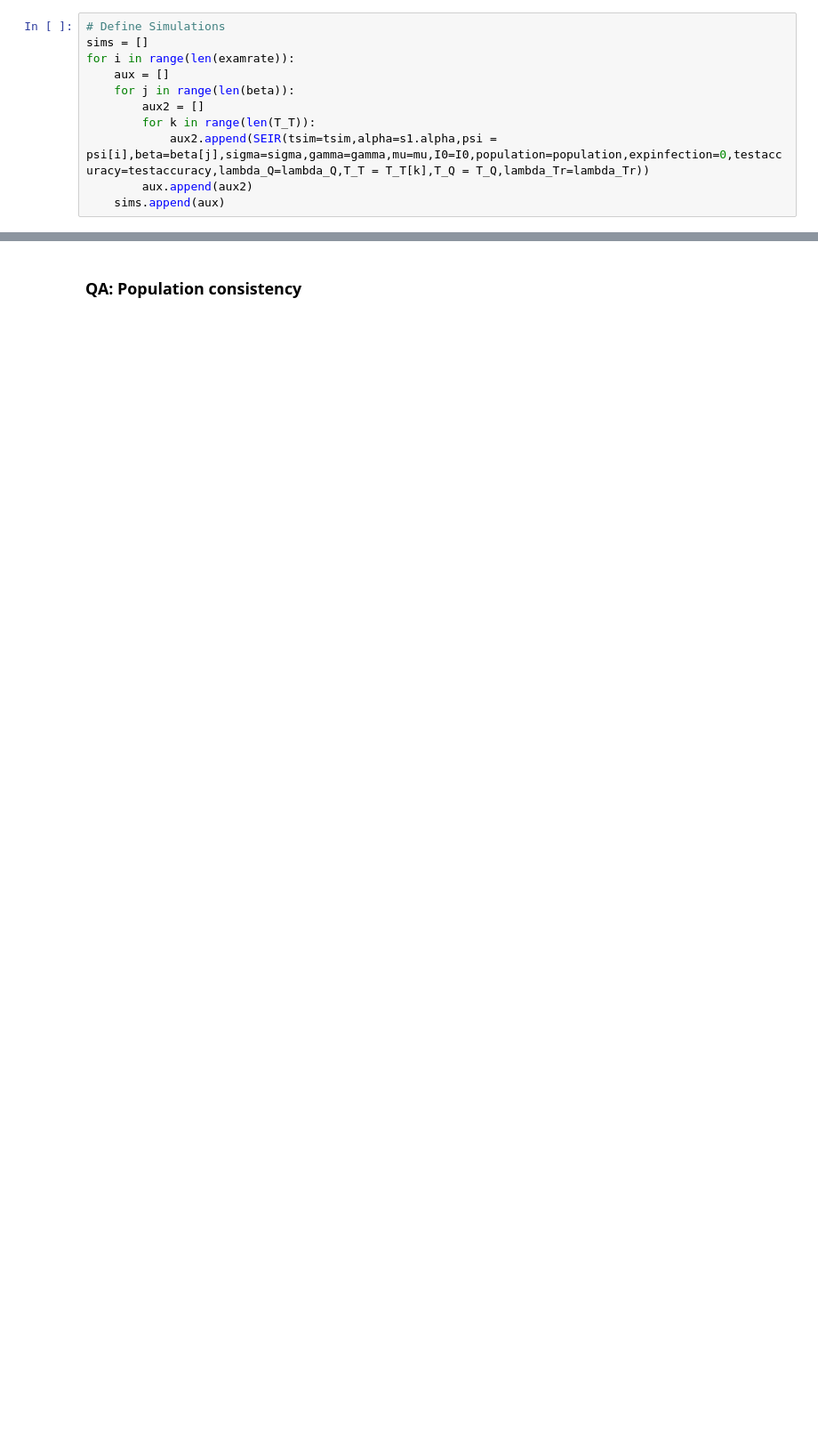
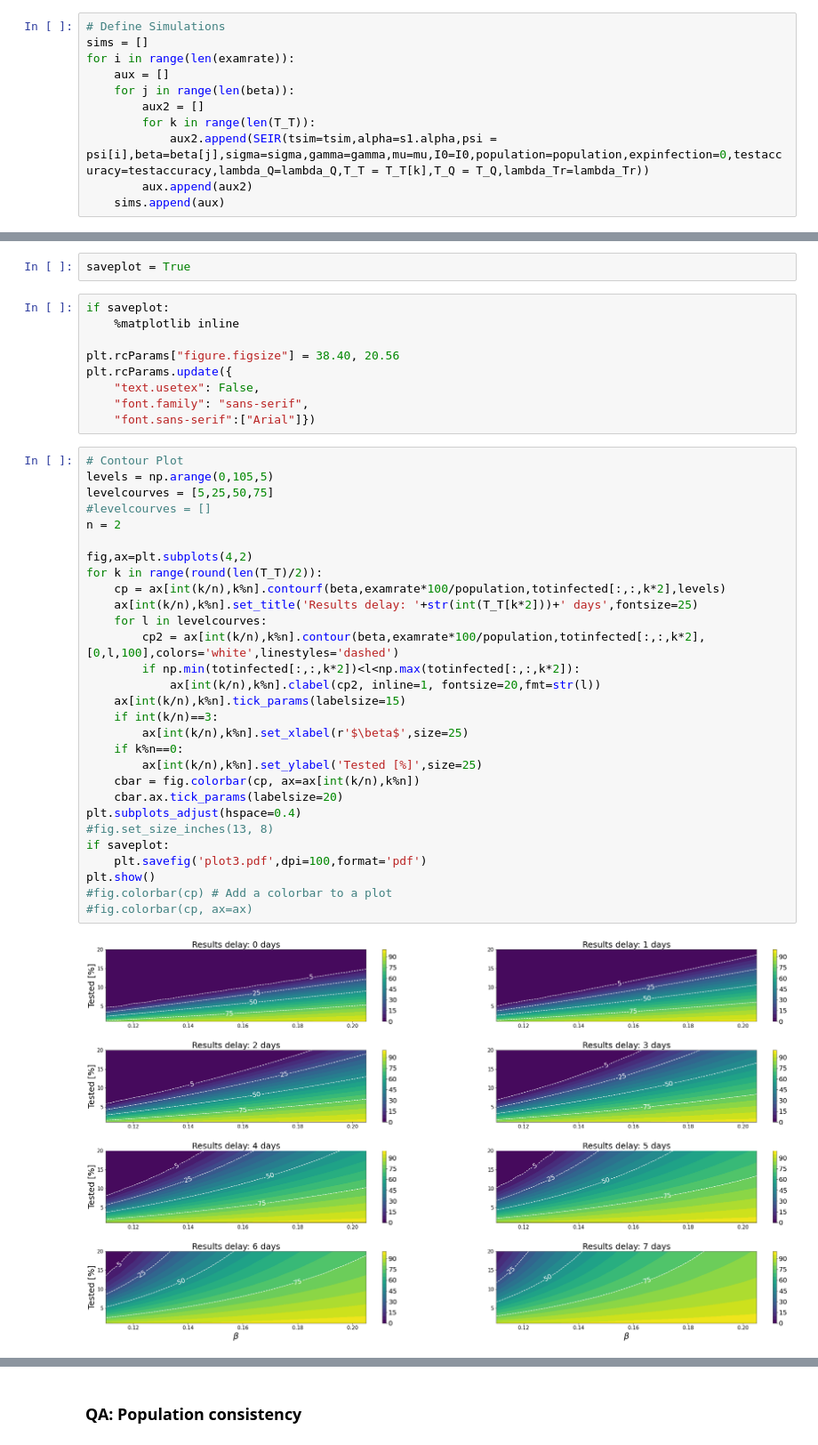
Before and after one commit to DLab/covid19geomodeller, a Jupyter notebook: research/ExamDynamics/Paper_UCL.ipynb, the cells around one changed output, grey strips where cells are left out. Shown at 89% size. Drawn from its saved outputs; the diff is of its cells as text; blank space fills up the shorter version.

```diff
--- a/research/ExamDynamics/Paper_UCL.ipynb
+++ b/research/ExamDynamics/Paper_UCL.ipynb
@@ -225,0 +419,42 @@ totinfected = np.array(totinfected)
+# %%
+saveplot = True
+# %%
+if saveplot:
+    %matplotlib inline
+
+plt.rcParams["figure.figsize"] = 38.40, 20.56
+plt.rcParams.update({
+    "text.usetex": False,
+    "font.family": "sans-serif",
+    "font.sans-serif":["Arial"]})
+# %%
+# Contour Plot
+levels = np.arange(0,105,5)
+levelcourves = [5,25,50,75]
+#levelcourves = []
+n = 2
+
+fig,ax=plt.subplots(4,2)
+for k in range(round(len(T_T)/2)):
+    cp = ax[int(k/n),k%n].contourf(beta,examrate*100/population,totinfected[:,:,k*2],levels)
+    ax[int(k/n),k%n].set_title('Results delay: '+str(int(T_T[k*2]))+' days',fontsize=25)
+    for l in levelcourves:
+        cp2 = ax[int(k/n),k%n].contour(beta,examrate*100/population,totinfected[:,:,k*2],[0,l,100],colors='white',linestyles='dashed')
+        if np.min(totinfected[:,:,k*2])<l<np.max(totinfected[:,:,k*2]):
+            ax[int(k/n),k%n].clabel(cp2, inline=1, fontsize=20,fmt=str(l))
+    ax[int(k/n),k%n].tick_params(labelsize=15)
+    if int(k/n)==3:
+        ax[int(k/n),k%n].set_xlabel(r'$\beta$',size=25)
+    if k%n==0:
+        ax[int(k/n),k%n].set_ylabel('Tested [%]',size=25)
+    cbar = fig.colorbar(cp, ax=ax[int(k/n),k%n])
+    cbar.ax.tick_params(labelsize=20)
+plt.subplots_adjust(hspace=0.4)
+#fig.set_size_inches(13, 8)
+if saveplot:
+    plt.savefig('plot3.pdf',dpi=100,format='pdf')
+plt.show()
+#fig.colorbar(cp) # Add a colorbar to a plot
+#fig.colorbar(cp, ax=ax)
+# %% [output]
+[figure, added]
```
Also changed, not shown: parts of 73 cells of this notebook, 3 other files.
